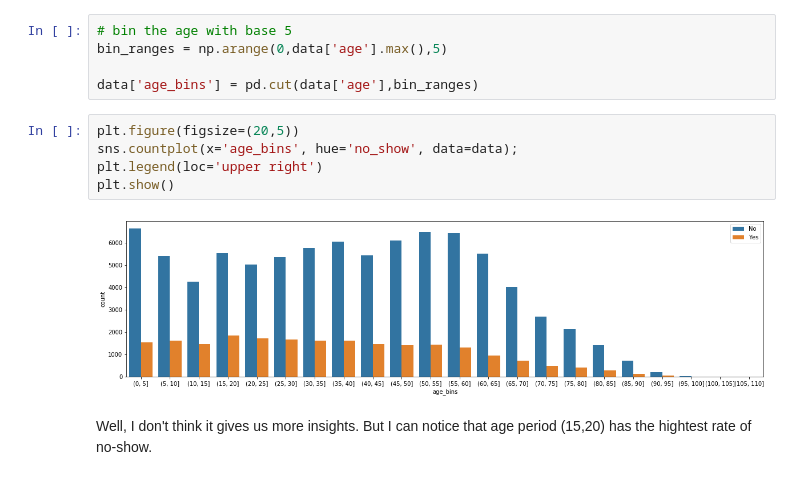
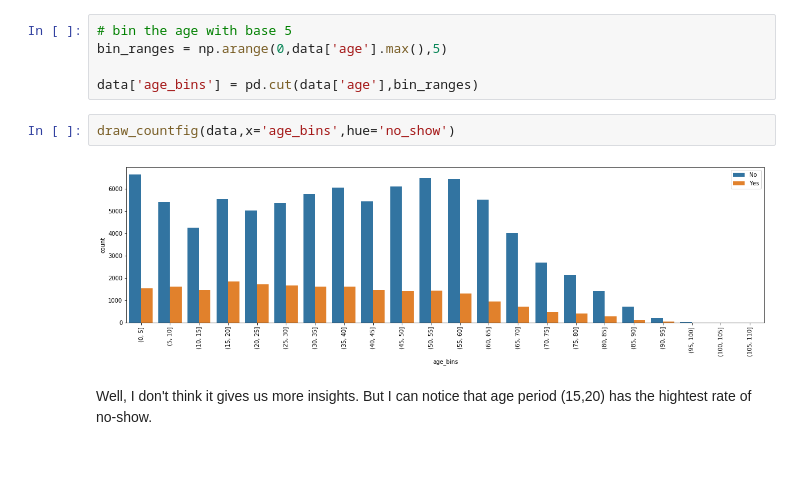
Before and after one commit to AhmedAAkl/Advanced_Data_Analysis_Nanodegree, a Jupyter notebook: Project1_Investigate_dataset/Medical_Appointment_No_Shows_Analysis.ipynb, the cells around one changed output. Drawn from its saved outputs; the diff is of its cells as text.

```diff
--- a/Project1_Investigate_dataset/Medical_Appointment_No_Shows_Analysis.ipynb
+++ b/Project1_Investigate_dataset/Medical_Appointment_No_Shows_Analysis.ipynb
@@ -289,13 +309,10 @@ plt.show()
 bin_ranges = np.arange(0,data['age'].max(),5)
 
 data['age_bins'] = pd.cut(data['age'],bin_ranges)
-# %%
-plt.figure(figsize=(20,5))
-sns.countplot(x='age_bins', hue='no_show', data=data);
-plt.legend(loc='upper right')
-plt.show()
-# %% [output]
-[figure, removed]
+# %%
+draw_countfig(data,x='age_bins',hue='no_show')
+# %% [output]
+[figure, added]
 # %% [markdown]
 Well, I don't think it gives us more insights. But I can notice that age period (15,20) has the hightest rate of no-show.
 # %% [markdown]
```
Also changed, not shown: parts of 21 cells of this notebook, 1 other file.
